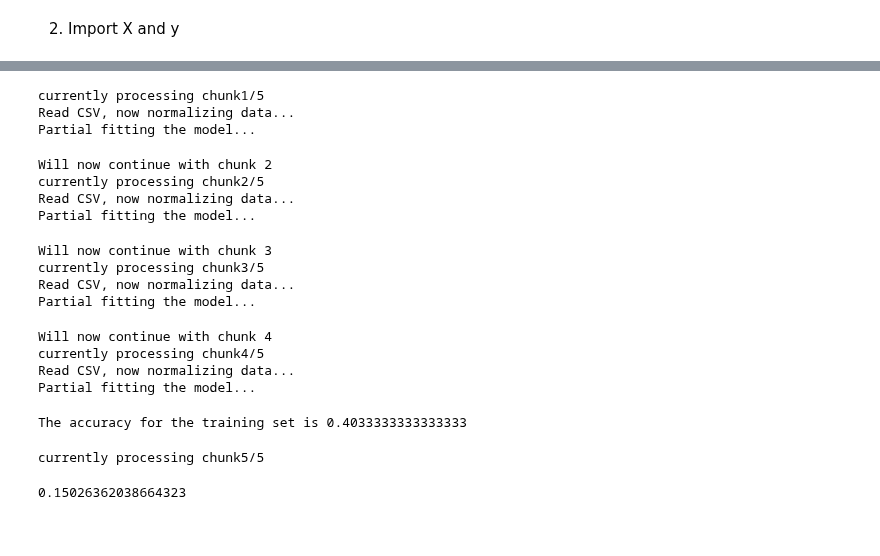
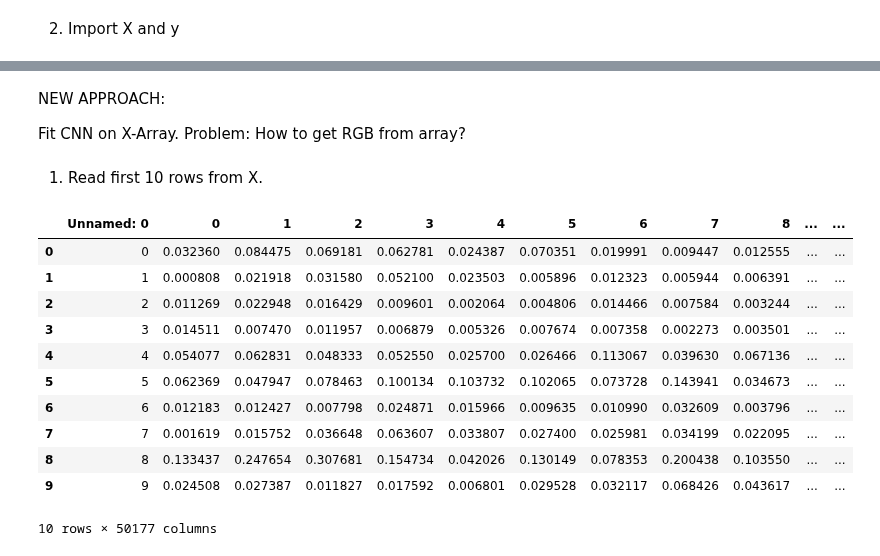
Before and after one commit to JNPauli/Emotional_Machines, a Jupyter notebook: code/Classification_Pipeline.ipynb, the cells around one changed output, grey strips where cells are left out. Cells and saved outputs as stored; diff of their text form; code cells hidden in the pictures.

```diff
--- a/code/Classification_Pipeline.ipynb
+++ b/code/Classification_Pipeline.ipynb
@@ -60,48 +23,0 @@ results = {'SGDlassifier(loss=log_loss)':'50% training, 18% test',
-# %%
-chunk = 1
-i=0
-j=3000
-for df in os.listdir():
-    print('currently processing chunk{chunk}/5'.format(chunk=chunk))
-    X = pd.read_csv('X_{chunk}.csv'.format(chunk=chunk))
-    print('Read CSV, now normalizing data...')
-    X = scaler.fit_transform(X)
-    print('Partial fitting the model...')
-    Log.partial_fit(X,y[i:j], classes = np.unique(y))
-    chunk=chunk+1
-    if chunk == 5:
-        X_pred_prob = Log.score(X,y[i:j])
-        print('The accuracy for the training set is {prob}'.format(prob=X_pred_prob))
-        break
-    else:
-        del X
-        i=i+3000
-        j=j+3000
-        print('Will now continue with chunk {chunk}'.format(chunk=chunk))
-# %% [output]
-currently processing chunk1/5
-Read CSV, now normalizing data...
-Partial fitting the model...
-Will now continue with chunk 2
-currently processing chunk2/5
-Read CSV, now normalizing data...
-Partial fitting the model...
-Will now continue with chunk 3
-currently processing chunk3/5
-Read CSV, now normalizing data...
-Partial fitting the model...
-Will now continue with chunk 4
-currently processing chunk4/5
-Read CSV, now normalizing data...
-Partial fitting the model...
-The accuracy for the training set is 0.4033333333333333
-# %%
-chunk = 5
-
-for df in os.listdir():
-    print('currently processing chunk{chunk}/5'.format(chunk=chunk))
-    X_test=pd.read_csv('X_{chunk}.csv'.format(chunk=chunk))
-    if chunk == 5:
-        break
-# %% [output]
-currently processing chunk5/5
@@ -112,4 +24,6 @@ currently processing chunk5/5
-# %%
-Log.score(scaler.transform(X_test),y[12000:14276])
-# %% [output]
-0.15026362038664323
+# %% [markdown]
+NEW APPROACH:
+
+Fit CNN on X-Array. Problem: How to get RGB from array?
+# %% [markdown]
+1. Read first 10 rows from X.
@@ -115,0 +39,15 @@ Log.score(scaler.transform(X_test),y[12000:14276])
+# %%
+X
+# %% [output]
+|  | Unnamed: 0 | 0 | 1 | 2 | 3 | 4 | 5 | 6 | 7 | 8 | ... | ... |
+| 0 | 0 | 0.032360 | 0.084475 | 0.069181 | 0.062781 | 0.024387 | 0.070351 | 0.019991 | 0.009447 | 0.012555 | ... | ... |
+| 1 | 1 | 0.000808 | 0.021918 | 0.031580 | 0.052100 | 0.023503 | 0.005896 | 0.012323 | 0.005944 | 0.006391 | ... | ... |
+| 2 | 2 | 0.011269 | 0.022948 | 0.016429 | 0.009601 | 0.002064 | 0.004806 | 0.014466 | 0.007584 | 0.003244 | ... | ... |
+| 3 | 3 | 0.014511 | 0.007470 | 0.011957 | 0.006879 | 0.005326 | 0.007674 | 0.007358 | 0.002273 | 0.003501 | ... | ... |
+| 4 | 4 | 0.054077 | 0.062831 | 0.048333 | 0.052550 | 0.025700 | 0.026466 | 0.113067 | 0.039630 | 0.067136 | ... | ... |
+| 5 | 5 | 0.062369 | 0.047947 | 0.078463 | 0.100134 | 0.103732 | 0.102065 | 0.073728 | 0.143941 | 0.034673 | ... | ... |
+| 6 | 6 | 0.012183 | 0.012427 | 0.007798 | 0.024871 | 0.015966 | 0.009635 | 0.010990 | 0.032609 | 0.003796 | ... | ... |
+| 7 | 7 | 0.001619 | 0.015752 | 0.036648 | 0.063607 | 0.033807 | 0.027400 | 0.025981 | 0.034199 | 0.022095 | ... | ... |
+| 8 | 8 | 0.133437 | 0.247654 | 0.307681 | 0.154734 | 0.042026 | 0.130149 | 0.078353 | 0.200438 | 0.103550 | ... | ... |
+| 9 | 9 | 0.024508 | 0.027387 | 0.011827 | 0.017592 | 0.006801 | 0.029528 | 0.032117 | 0.068426 | 0.043617 | ... | ... |
+10 rows × 50177 columns
```
Also changed, not shown: parts of 26 cells of this notebook.
